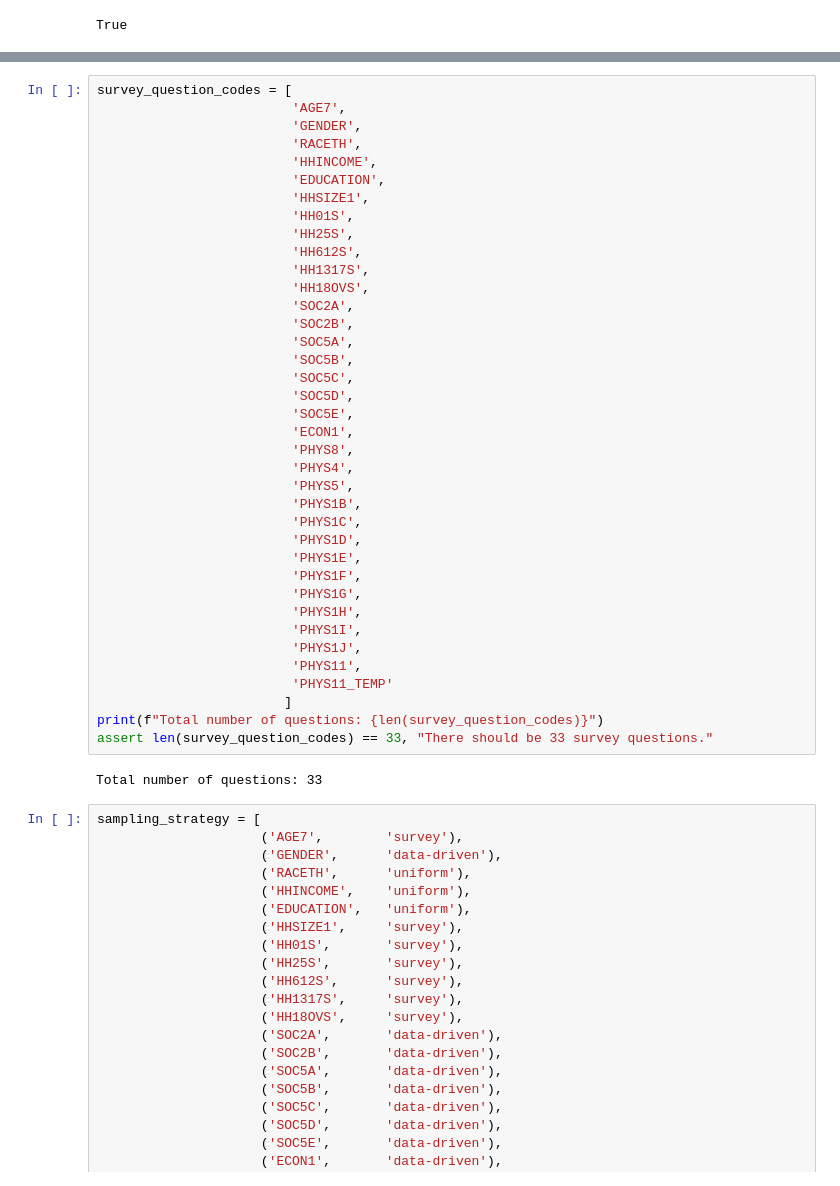
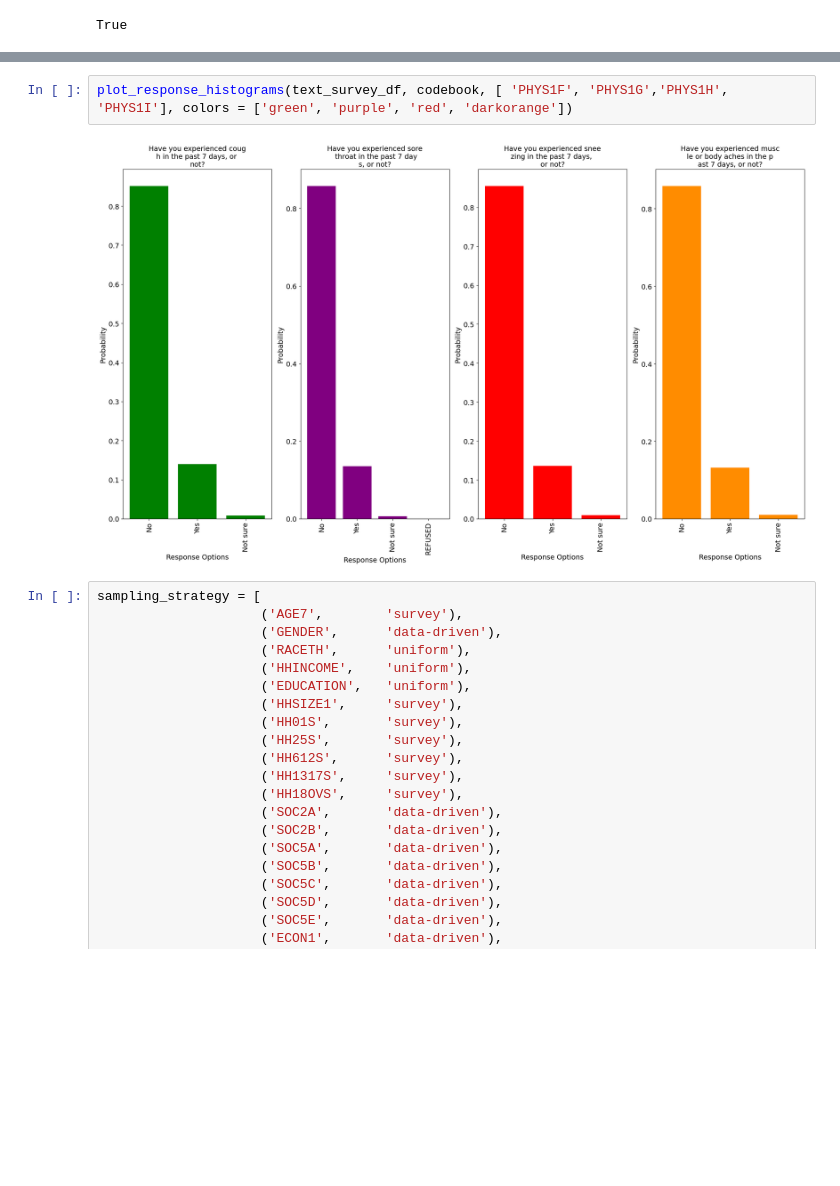
Before and after one commit to Kurmich/ai-agent-based-survey, a Jupyter notebook: generate_scripts.ipynb, the cells around one changed output, grey strips where cells are left out. Drawn from its saved outputs; the diff is of its cells as text; blank space fills up the shorter version.

```diff
--- a/generate_scripts.ipynb
+++ b/generate_scripts.ipynb
@@ -18,43 +251,7 @@ True
 # %%
-survey_question_codes = [
-                         'AGE7',
-                         'GENDER',
-                         'RACETH',
-                         'HHINCOME',
-                         'EDUCATION',
-                         'HHSIZE1',
-                         'HH01S',
-                         'HH25S',
-                         'HH612S',
-                         'HH1317S',
-                         'HH18OVS',
-                         'SOC2A',
-                         'SOC2B',
-                         'SOC5A',
-                         'SOC5B',
-                         'SOC5C',
-                         'SOC5D',
-                         'SOC5E',
-                         'ECON1',
-                         'PHYS8',
-                         'PHYS4',
-                         'PHYS5',
-                         'PHYS1B',
-                         'PHYS1C',
-                         'PHYS1D',
-                         'PHYS1E',
-                         'PHYS1F',
-                         'PHYS1G',
-                         'PHYS1H',
-                         'PHYS1I',
-                         'PHYS1J',
-                         'PHYS11',
-                         'PHYS11_TEMP'
-                        ]
-print(f"Total number of questions: {len(survey_question_codes)}")
-assert len(survey_question_codes) == 33, "There should be 33 survey questions."
+plot_response_histograms(text_survey_df, codebook, [ 'PHYS1F', 'PHYS1G','PHYS1H', 'PHYS1I'], colors = ['green', 'purple', 'red', 'darkorange'])
 # %% [output]
-Total number of questions: 33
+[figure, added]
 # %%
 sampling_strategy = [
                      ('AGE7',        'survey'),
```
Also changed, not shown: parts of 21 cells of this notebook, 4 other files.
